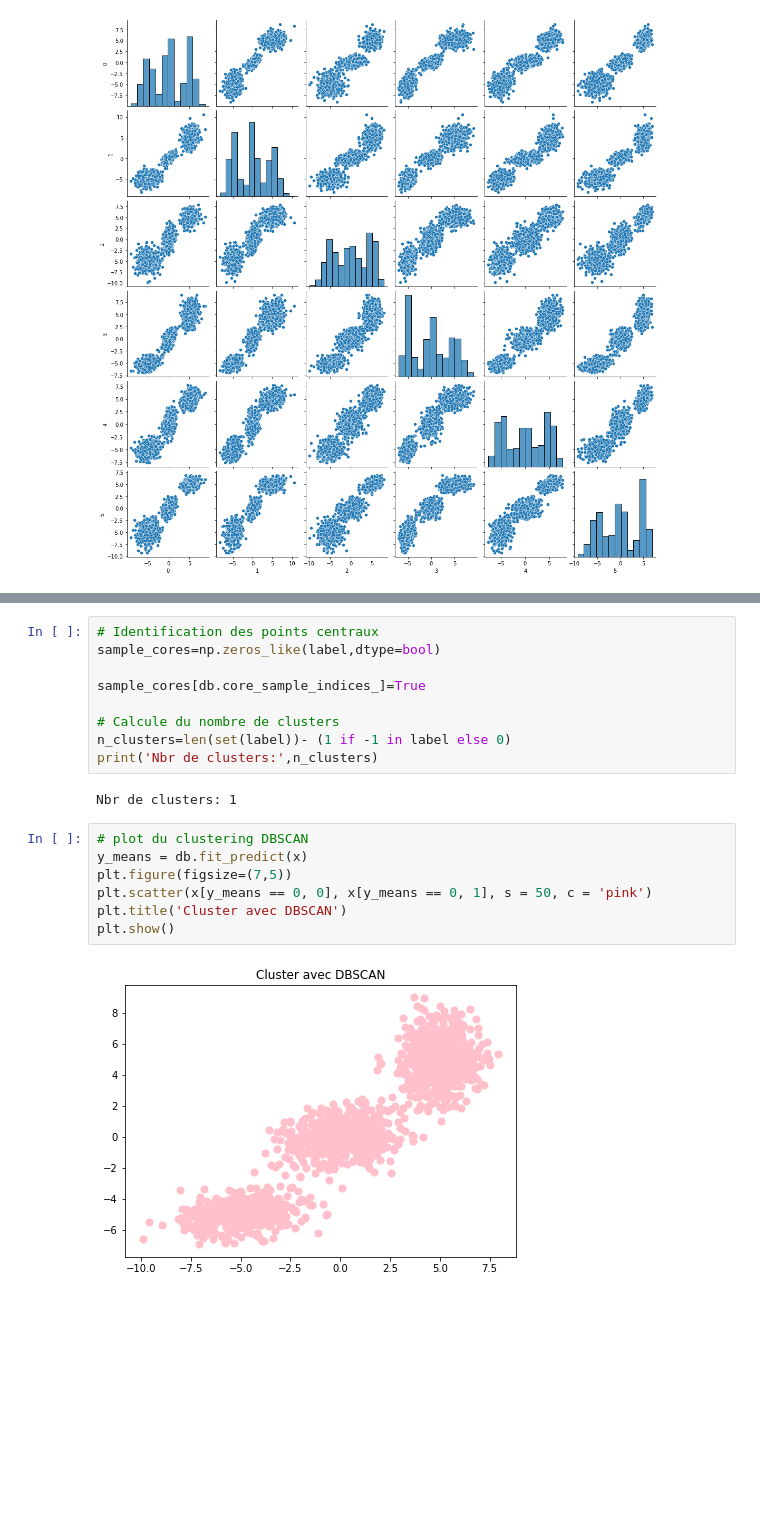
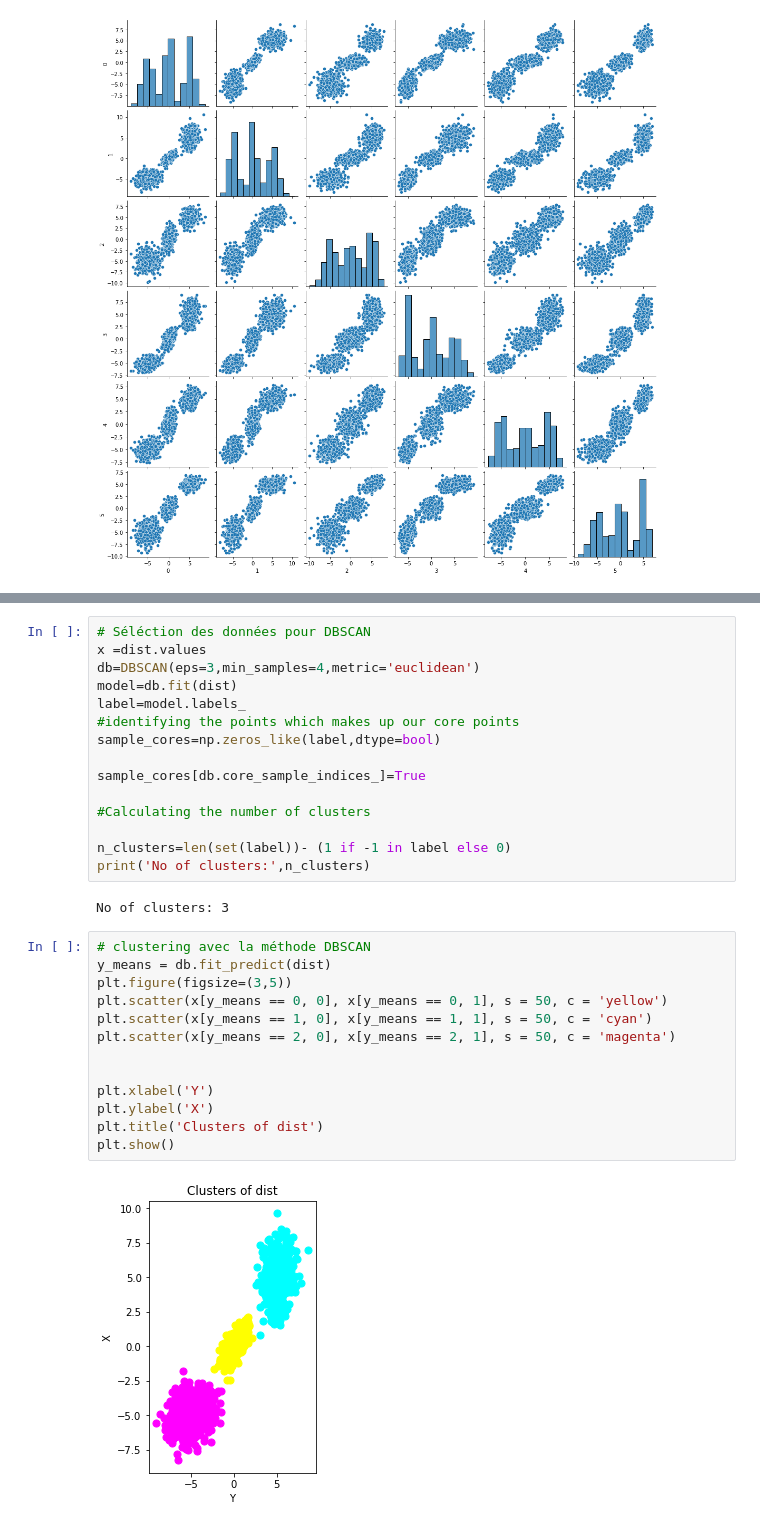
Before and after one commit to maitreRi/DataScience_Revision, a Jupyter notebook: Data_Science_Revision/6 Clustering (K-means, CAH, DBSCAN)/6 TP6.ipynb, the cells around one changed output, grey strips where cells are left out. Drawn from its saved outputs; the diff is of its cells as text; blank space fills up the shorter version.

```diff
--- a/Data_Science_Revision/6 Clustering (K-means, CAH, DBSCAN)/6 TP6.ipynb
+++ b/Data_Science_Revision/6 Clustering (K-means, CAH, DBSCAN)/6 TP6.ipynb
@@ -172,20 +176,32 @@ array([0, 0, 0, ..., 0, 0, 0], dtype=int32)
 # %%
-# Identification des points centraux
+# Séléction des données pour DBSCAN
+x =dist.values
+db=DBSCAN(eps=3,min_samples=4,metric='euclidean')
+model=db.fit(dist)
+label=model.labels_
+#identifying the points which makes up our core points
 sample_cores=np.zeros_like(label,dtype=bool)
 
 sample_cores[db.core_sample_indices_]=True
 
-# Calcule du nombre de clusters
+#Calculating the number of clusters
+
 n_clusters=len(set(label))- (1 if -1 in label else 0)
-print('Nbr de clusters:',n_clusters)
+print('No of clusters:',n_clusters)
 # %% [output]
-Nbr de clusters: 1
+No of clusters: 3
 # %%
-# plot du clustering DBSCAN
-y_means = db.fit_predict(x)
-plt.figure(figsize=(7,5))
-plt.scatter(x[y_means == 0, 0], x[y_means == 0, 1], s = 50, c = 'pink')
-plt.title('Cluster avec DBSCAN')
+# clustering avec la méthode DBSCAN
+y_means = db.fit_predict(dist)
+plt.figure(figsize=(3,5))
+plt.scatter(x[y_means == 0, 0], x[y_means == 0, 1], s = 50, c = 'yellow')
+plt.scatter(x[y_means == 1, 0], x[y_means == 1, 1], s = 50, c = 'cyan')
+plt.scatter(x[y_means == 2, 0], x[y_means == 2, 1], s = 50, c = 'magenta')
+
+
+plt.xlabel('Y')
+plt.ylabel('X')
+plt.title('Clusters of dist')
 plt.show()
 # %% [output]
-[figure, old version]
+[figure, new version]
```
Also changed, not shown: parts of 25 cells of this notebook, 1 other file.
